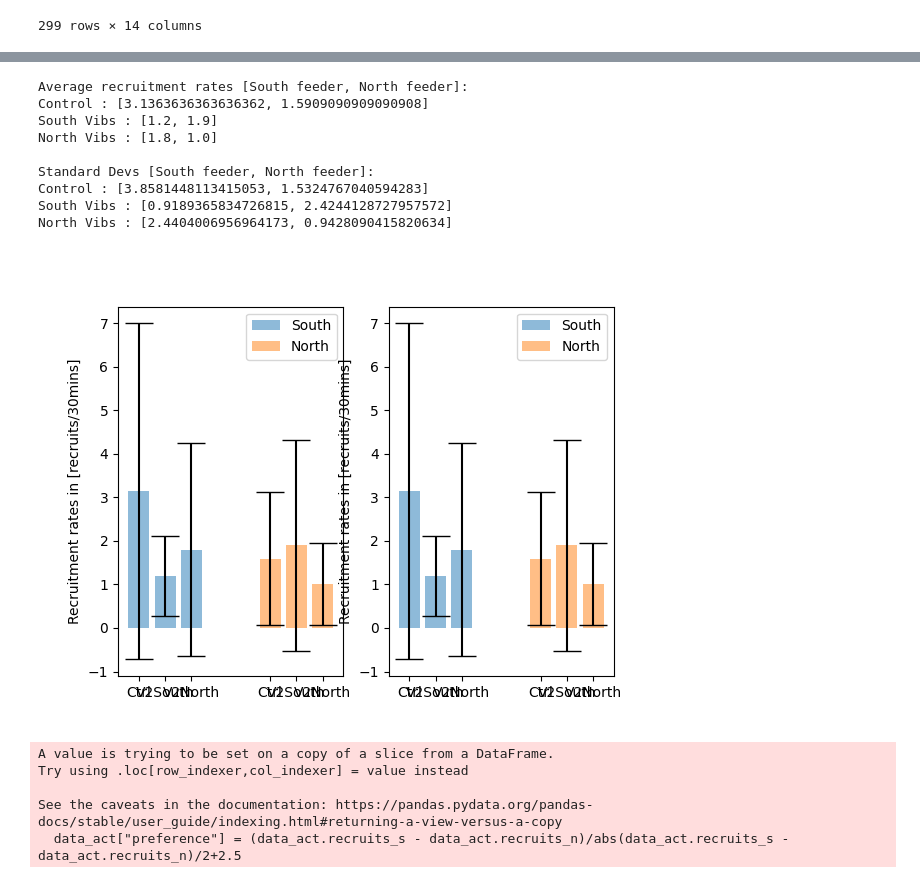
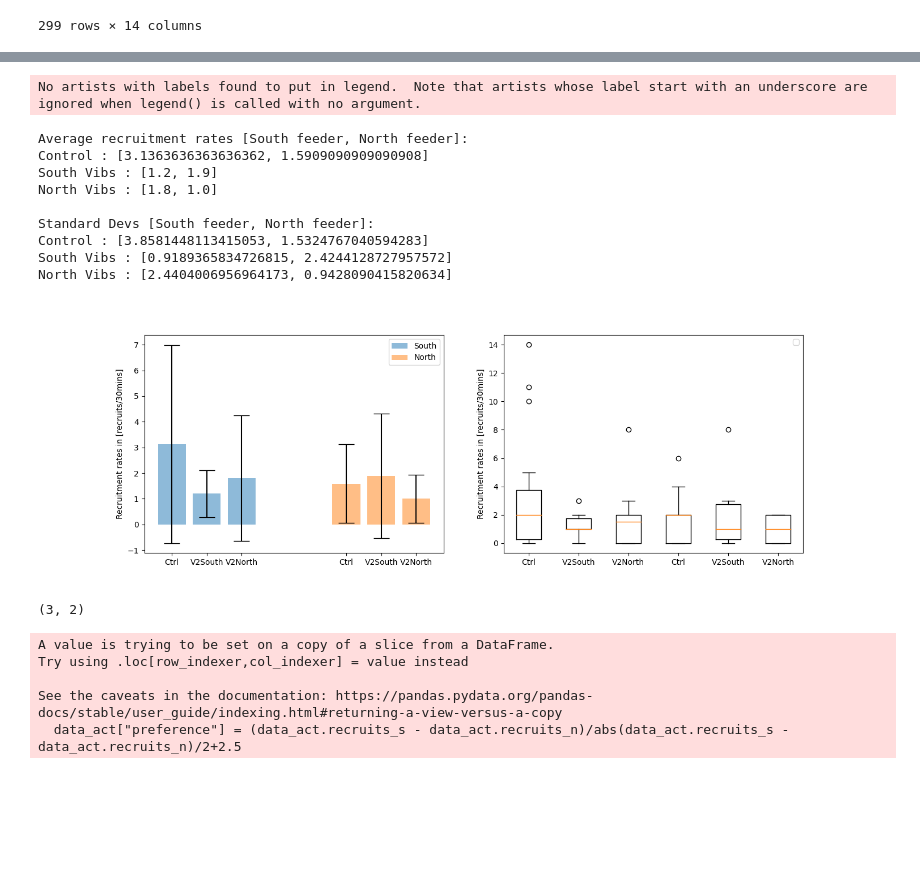
Before and after one commit to MBroisin/Experiments_processing, a Jupyter notebook: 2feeders_eval_5minspacks_30minsanalysis.ipynb, the cells around one changed output, grey strips where cells are left out. Saved outputs shown, nothing was run; the diff lists cells and outputs as text; code cells hidden in the pictures; blank space fills up the shorter version.

Commit message:
minor changes feeders evals

```diff
--- a/2feeders_eval_5minspacks_30minsanalysis.ipynb
+++ b/2feeders_eval_5minspacks_30minsanalysis.ipynb
@@ -142,47 +142,51 @@ ctl_ave = [ctl_df.recruits_s.mean(), ctl_df.recruits_n.mean()]
 v2s_ave = [v2s_df.recruits_s.mean(), v2s_df.recruits_n.mean()]
 v2n_ave = [v2n_df.recruits_s.mean(), v2n_df.recruits_n.mean()]
 ctl_var = [ctl_df.recruits_s.std(), ctl_df.recruits_n.std()]
 v2s_var = [v2s_df.recruits_s.std(), v2s_df.recruits_n.std()]
 v2n_var = [v2n_df.recruits_s.std(), v2n_df.recruits_n.std()]
 means_rec   = numpy.squeeze(numpy.array([[ctl_ave], [v2s_ave], [v2n_ave]]))
 stds_rec    = numpy.squeeze(numpy.array([[ctl_var], [v2s_var], [v2n_var]]))
 
 print('Average recruitment rates [South feeder, North feeder]: ')
 print('Control : {}'.format(ctl_ave))
 print('South Vibs : {}'.format(v2s_ave))
 print('North Vibs : {}'.format(v2n_ave))
 print()
 print('Standard Devs [South feeder, North feeder]: ')
 print('Control : {}'.format(ctl_var))
 print('South Vibs : {}'.format(v2s_var))
 print('North Vibs : {}'.format(v2n_var))
 print()
 
-fig, ax = matplotlib.pyplot.subplots(1, 2)
+fig, ax = matplotlib.pyplot.subplots(1, 2, figsize=(15,5))
 ax[0].bar(range(0, 3), means_rec[:, 0], yerr=stds_rec[:, 0], align='center', alpha=0.5, ecolor='black', capsize=10, label='South')
 ax[0].bar(range(5, 8), means_rec[:, 1], yerr=stds_rec[:, 1], align='center', alpha=0.5, ecolor='black', capsize=10, label='North')
 ax[0].set_xticks([0,1,2,5,6,7])
 ax[0].set_xticklabels(['Ctrl', 'V2South', 'V2North', 'Ctrl', 'V2South', 'V2North'])
 ax[0].set_ylabel('Recruitment rates in [recruits/30mins]')
 _ = ax[0].legend()
 
-ax[1].bar(range(0, 3), means_rec[:, 0], yerr=stds_rec[:, 0], align='center', alpha=0.5, ecolor='black', capsize=10, label='South')
-ax[1].bar(range(5, 8), means_rec[:, 1], yerr=stds_rec[:, 1], align='center', alpha=0.5, ecolor='black', capsize=10, label='North')
-ax[1].set_xticks([0,1,2,5,6,7])
+ax[1].boxplot([ctl_df.recruits_s, v2s_df.recruits_s, v2n_df.recruits_s, ctl_df.recruits_n, v2s_df.recruits_n, v2n_df.recruits_n])
+ax[1].set_xticks([1,2,3,4,5,6])
 ax[1].set_xticklabels(['Ctrl', 'V2South', 'V2North', 'Ctrl', 'V2South', 'V2North'])
 ax[1].set_ylabel('Recruitment rates in [recruits/30mins]')
 _ = ax[1].legend()
 # %% [output]
-Average recruitment rates [South feeder, North feeder]:
-Control : [3.1363636363636362, 1.5909090909090908]
-South Vibs : [1.2, 1.9]
-North Vibs : [1.8, 1.0]
-
-Standard Devs [South feeder, North feeder]:
-Control : [3.8581448113415053, 1.5324767040594283]
-South Vibs : [0.9189365834726815, 2.4244128727957572]
-North Vibs : [2.4404006956964173, 0.9428090415820634]
+No artists with labels found to put in legend.  Note that artists whose label start with an underscore are ignored when legend() is called with no argument.
+Average recruitment rates [South feeder, North feeder]:
+Control : [3.1363636363636362, 1.5909090909090908]
+South Vibs : [1.2, 1.9]
+North Vibs : [1.8, 1.0]
+
+Standard Devs [South feeder, North feeder]:
+Control : [3.8581448113415053, 1.5324767040594283]
+South Vibs : [0.9189365834726815, 2.4244128727957572]
+North Vibs : [2.4404006956964173, 0.9428090415820634]
-[figure, old version]
+[figure, new version]
+# %%
+means_rec.shape
+# %% [output]
+(3, 2)
 # %%
 # More bees North or South (sign test)
 data_act = data[data.type != 1]
```
Also changed, not shown: 4 other files.
